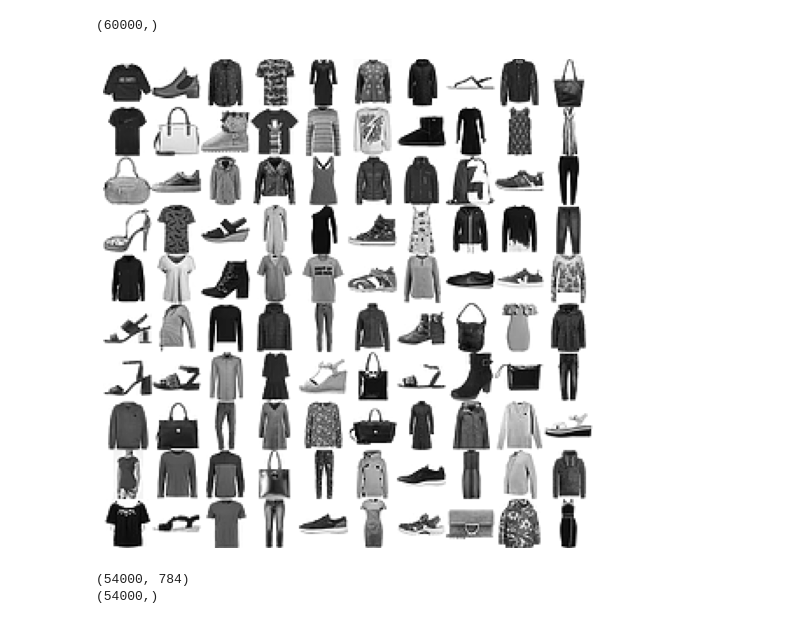
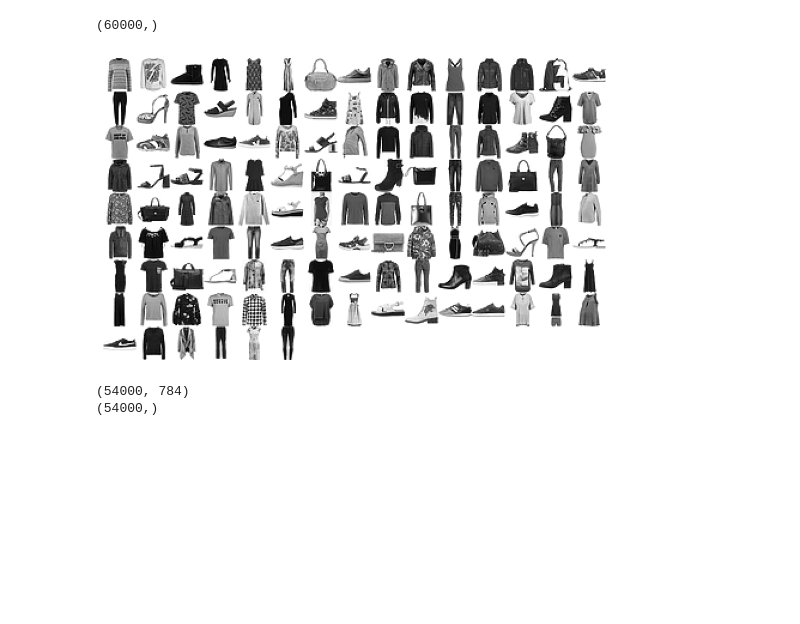
Before and after one commit to EitanKats/data-science-sem-b, a Jupyter notebook: fmnist.ipynb, the cells around one changed output. Cells and saved outputs as stored; diff of their text form; code cells hidden in the pictures; blank space fills up the shorter version.

```diff
--- a/fmnist.ipynb
+++ b/fmnist.ipynb
@@ -33,7 +47,7 @@ y_train.shape
 # %% [output]
 (60000,)
 # %%
-def plot_digits(instances, images_per_row=10, **options):
+def plot_samples(instances, images_per_row=10, **options):
     size = 28
     images_per_row = min(len(instances), images_per_row)
     images = [instance.reshape(size,size) for instance in instances]
@@ -49,11 +63,11 @@ def plot_digits(instances, images_per_row=10, **options):
     plt.axis("off")
 # %%
 plt.figure(figsize=(9,9))
-example_images = X_train[:100]
-plot_digits(example_images.values, images_per_row=10)
+example_images = X_train[14:140]
+plot_samples(example_images.values, images_per_row=15)
 plt.show()
 # %% [output]
-[figure, old version]
+[figure, new version]
 # %%
 x_train_data, x_test_data, y_train_data, y_test_data = train_test_split( X_train, y_train, test_size=0.1, random_state=21)
 # %%
```
Also changed, not shown: parts of 24 cells of this notebook.
